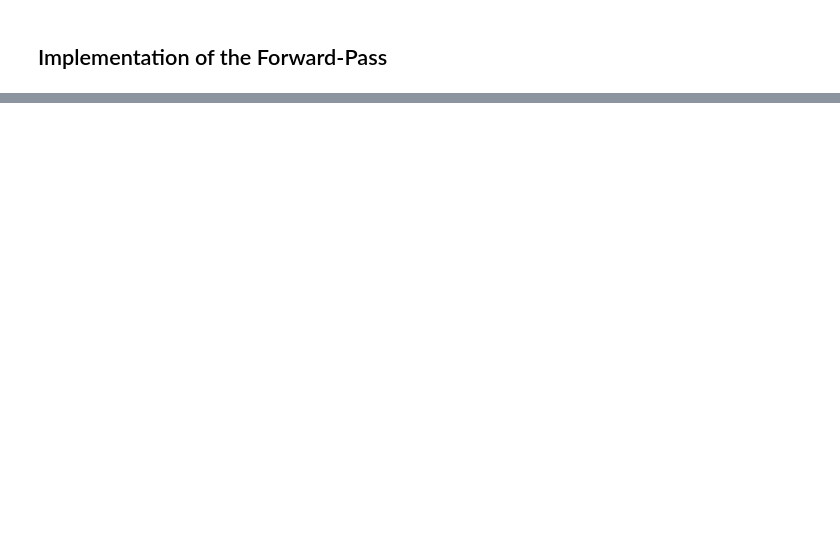
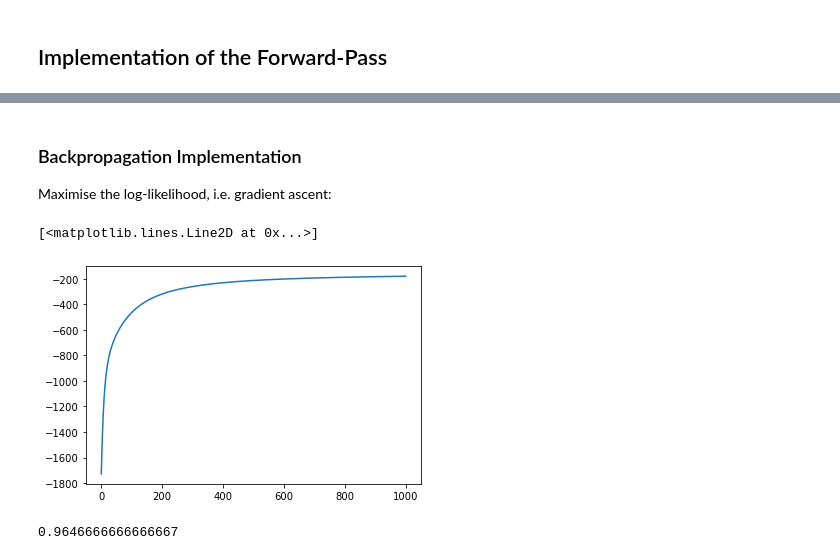
Before and after one commit to phonosync/fromscratch, a Jupyter notebook: ff_nn/nn.ipynb, the cells around one changed output, grey strips where cells are left out. Drawn from its saved outputs; the diff is of its cells as text; code cells hidden in the pictures; blank space fills up the shorter version.

Commit message:
Backpropagation implementation

```diff
--- a/ff_nn/nn.ipynb
+++ b/ff_nn/nn.ipynb
@@ -15,0 +83,2 @@ def forward(X, W, b, V, c):
+# %%
+pred_Y = np.argmax(Y, axis=1)
@@ -83,0 +148,3 @@ def classification_rate(Y, P):
+# %% [markdown]
+### Backpropagation Implementation
+Maximise the log-likelihood, i.e. gradient ascent:
@@ -83,0 +153,37 @@ def classification_rate(Y, P):
+# %%
+W = np.random.randn(D, M)
+b = np.random.randn(M)
+V = np.random.randn(M, K)
+c = np.random.randn(K)
+# %%
+lrate = 0.000001
+costs = []
+# %%
+for epoch in range(100000):
+    Y, Z = forward(X, W, b, V, c)
+
+    if epoch % 100 == 0:
+        # The log-likelihood as the cost function to maximise:
+        cost = np.sum(T * np.log(Y))
+        pred_Y = np.argmax(Y, axis=1)
+        r = classification_rate(pred_Y, pred_T)
+        # print('cost: {}, classification rate: {}'.format(cost,r))
+        costs.append(cost)
+
+    # update
+    # do all the updates that depend on V before updating V itself
+    b += lrate * np.sum((T-Y).dot(V.T) * Z * (1-Z), axis=0)
+    W += lrate * X.T.dot( (T - Y).dot(V.T) * Z * (1-Z) )
+
+    V += lrate * Z.T.dot(T-Y)
+
+    c += lrate * np.sum(T-Y, axis=0)
+# %%
+plt.plot(costs)
+# %% [output]
+[<matplotlib.lines.Line2D at 0x...>]
+[figure, added]
+# %%
+classification_rate(pred_Y, pred_T)
+# %% [output]
+0.9646666666666667
```
Also changed, not shown: parts of 24 cells of this notebook, 1 other file.
